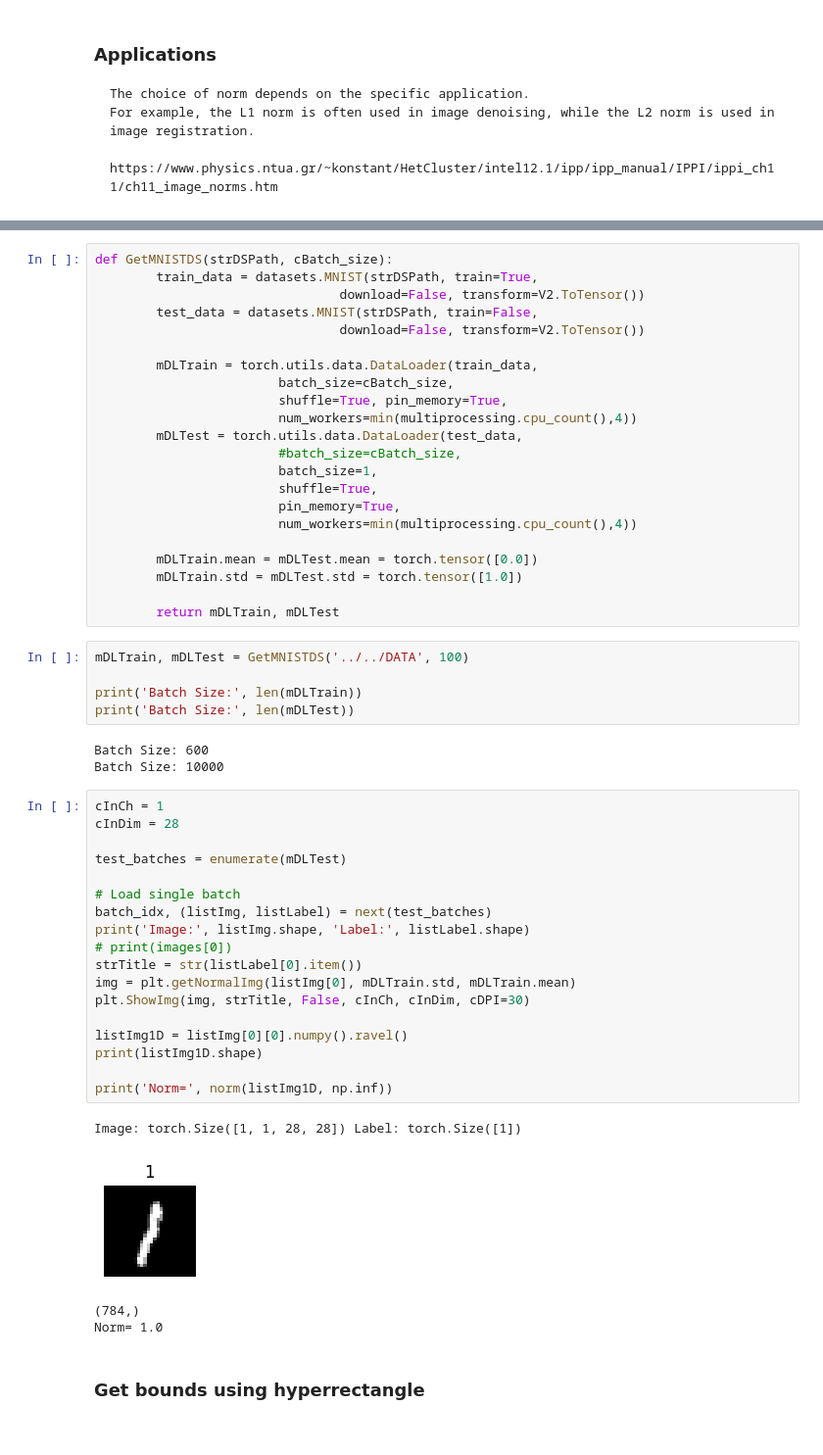
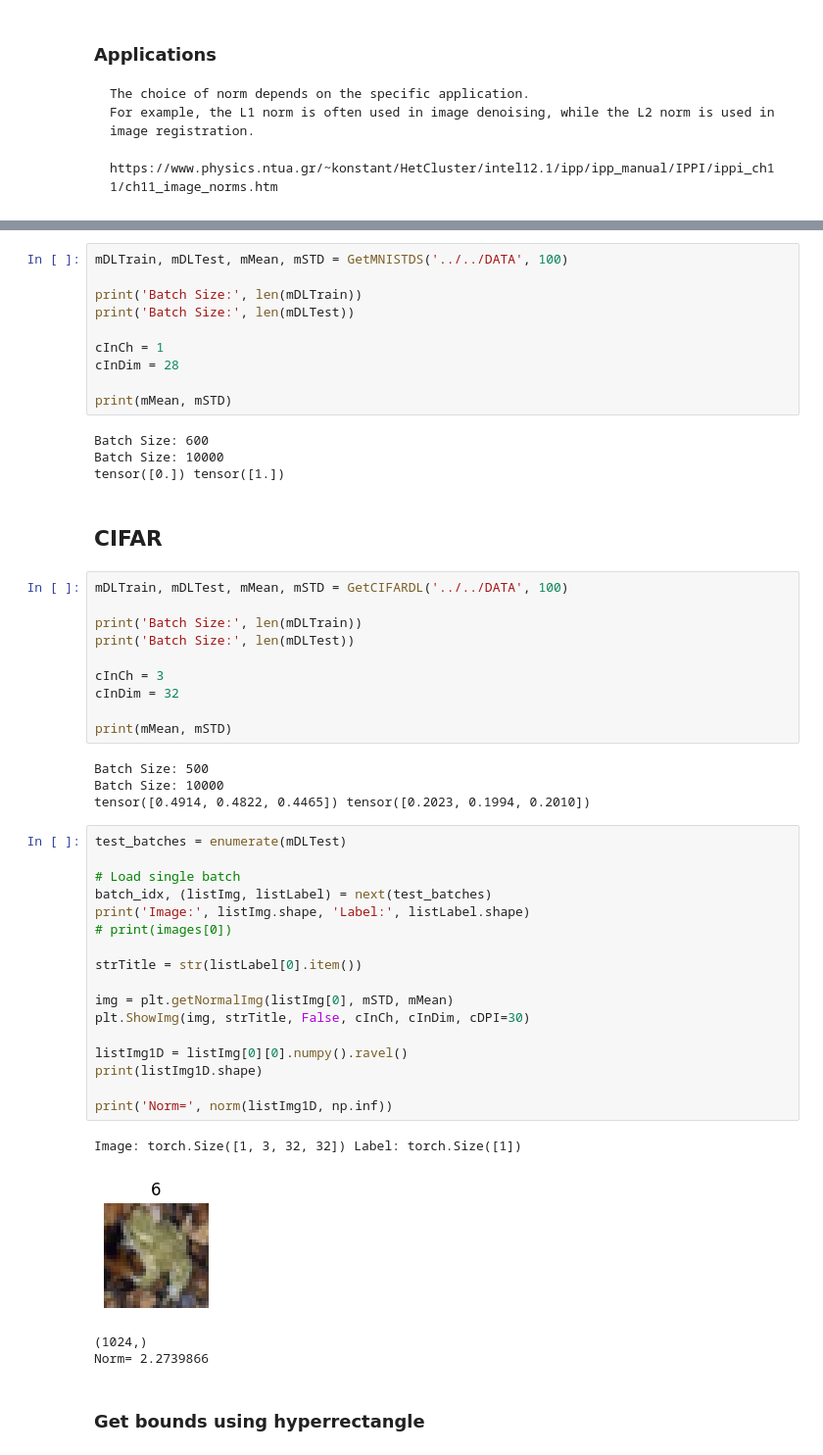
Before and after one commit to apachetechnology/bound_propagation, a Jupyter notebook: exNorms/nbNormsImages.ipynb, the cells around one changed output, grey strips where cells are left out. Shown at 98% size. Cells and saved outputs as stored; diff of their text form.

```diff
--- a/exNorms/nbNormsImages.ipynb
+++ b/exNorms/nbNormsImages.ipynb
@@ -70,56 +129,55 @@ sumSQ= 30 norm L2= 5.477225575051661
-# %%
-def GetMNISTDS(strDSPath, cBatch_size):
-        train_data = datasets.MNIST(strDSPath, train=True,
-                                download=False, transform=V2.ToTensor())
-        test_data = datasets.MNIST(strDSPath, train=False,
-                                download=False, transform=V2.ToTensor())
-
-        mDLTrain = torch.utils.data.DataLoader(train_data,
-                        batch_size=cBatch_size,
-                        shuffle=True, pin_memory=True,
-                        num_workers=min(multiprocessing.cpu_count(),4))
-        mDLTest = torch.utils.data.DataLoader(test_data,
-                        #batch_size=cBatch_size,
-                        batch_size=1,
-                        shuffle=True,
-                        pin_memory=True,
-                        num_workers=min(multiprocessing.cpu_count(),4))
-
-        mDLTrain.mean = mDLTest.mean = torch.tensor([0.0])
-        mDLTrain.std = mDLTest.std = torch.tensor([1.0])
-
-        return mDLTrain, mDLTest
 # %%
-mDLTrain, mDLTest = GetMNISTDS('../../DATA', 100)
+mDLTrain, mDLTest, mMean, mSTD = GetMNISTDS('../../DATA', 100)
 
 print('Batch Size:', len(mDLTrain))
 print('Batch Size:', len(mDLTest))
+
+cInCh = 1
+cInDim = 28
+
+print(mMean, mSTD)
 # %% [output]
 Batch Size: 600
 Batch Size: 10000
+tensor([0.]) tensor([1.])
+# %% [markdown]
+## CIFAR
+# %%
+mDLTrain, mDLTest, mMean, mSTD = GetCIFARDL('../../DATA', 100)
+
+print('Batch Size:', len(mDLTrain))
+print('Batch Size:', len(mDLTest))
+
+cInCh = 3
+cInDim = 32
+
+print(mMean, mSTD)
+# %% [output]
+Batch Size: 500
+Batch Size: 10000
+tensor([0.4914, 0.4822, 0.4465]) tensor([0.2023, 0.1994, 0.2010])
 # %%
-cInCh = 1
-cInDim = 28
-
 test_batches = enumerate(mDLTest)
 
 # Load single batch
 batch_idx, (listImg, listLabel) = next(test_batches)
 print('Image:', listImg.shape, 'Label:', listLabel.shape)
 # print(images[0])
+
 strTitle = str(listLabel[0].item())
-img = plt.getNormalImg(listImg[0], mDLTrain.std, mDLTrain.mean)
+
+img = plt.getNormalImg(listImg[0], mSTD, mMean)
 plt.ShowImg(img, strTitle, False, cInCh, cInDim, cDPI=30)
 
 listImg1D = listImg[0][0].numpy().ravel()
 print(listImg1D.shape)
 
 print('Norm=', norm(listImg1D, np.inf))
 # %% [output]
-Image: torch.Size([1, 1, 28, 28]) Label: torch.Size([1])
+Image: torch.Size([1, 3, 32, 32]) Label: torch.Size([1])
-[figure, old version]
+[figure, new version]
-(784,)
-Norm= 1.0
+(1024,)
+Norm= 2.2739866
 # %% [markdown]
 ### Get bounds using hyperrectangle
 # %%
```
Also changed, not shown: parts of 8 cells of this notebook.
